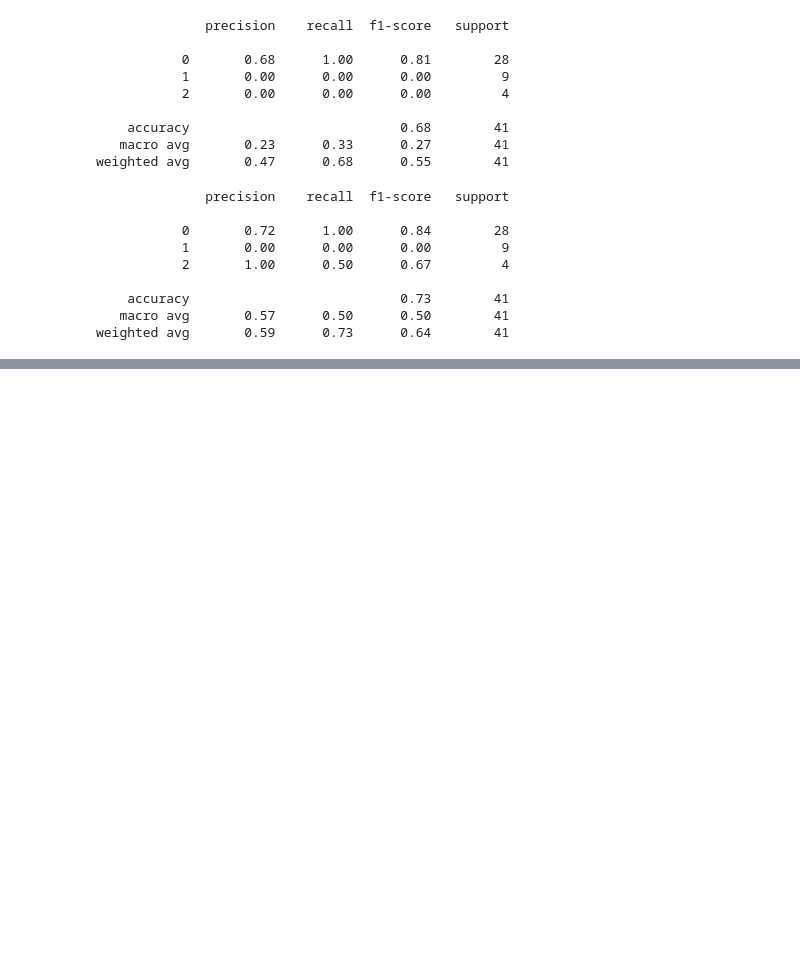
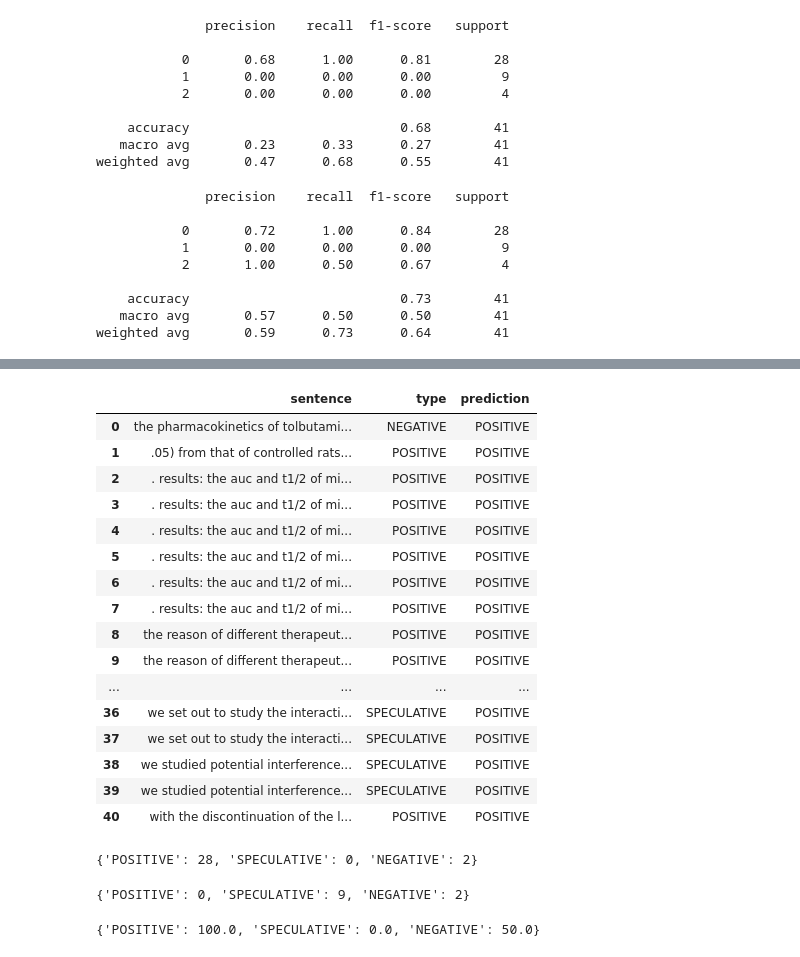
Before and after one commit to erkanotales/baseline-herb-drug-interaction, a Jupyter notebook: train.ipynb, the cells around one changed output, grey strips where cells are left out. Drawn from its saved outputs; the diff is of its cells as text; code cells hidden in the pictures; blank space fills up the shorter version.

```diff
--- a/train.ipynb
+++ b/train.ipynb
@@ -254,0 +283,43 @@ weighted avg       0.59      0.73      0.64        41
+# %%
+df_err_analysis.prediction = df_err_analysis.prediction.map(id2type)
+df_err_analysis
+# %% [output]
+|  | sentence | type | prediction |
+| 0 | the pharmacokinetics of tolbutami... | NEGATIVE | POSITIVE |
+| 1 | .05) from that of controlled rats... | POSITIVE | POSITIVE |
+| 2 | . results: the auc and t1/2 of mi... | POSITIVE | POSITIVE |
+| 3 | . results: the auc and t1/2 of mi... | POSITIVE | POSITIVE |
+| 4 | . results: the auc and t1/2 of mi... | POSITIVE | POSITIVE |
+| 5 | . results: the auc and t1/2 of mi... | POSITIVE | POSITIVE |
+| 6 | . results: the auc and t1/2 of mi... | POSITIVE | POSITIVE |
+| 7 | . results: the auc and t1/2 of mi... | POSITIVE | POSITIVE |
+| 8 | the reason of different therapeut... | POSITIVE | POSITIVE |
+| 9 | the reason of different therapeut... | POSITIVE | POSITIVE |
+| ... | ... | ... | ... |
+| 36 | we set out to study the interacti... | SPECULATIVE | POSITIVE |
+| 37 | we set out to study the interacti... | SPECULATIVE | POSITIVE |
+| 38 | we studied potential interference... | SPECULATIVE | POSITIVE |
+| 39 | we studied potential interference... | SPECULATIVE | POSITIVE |
+| 40 | with the discontinuation of the l... | POSITIVE | POSITIVE |
+# %%
+true_vals = {
+    label: df_err_analysis[(df_err_analysis['type'] == df_err_analysis['prediction']) & (df_err_analysis['type'] == label)].shape[0] for label in type2id.keys()
+}
+true_vals
+# %% [output]
+{'POSITIVE': 28, 'SPECULATIVE': 0, 'NEGATIVE': 2}
+# %%
+false_vals = {
+    label: df_err_analysis[(df_err_analysis['type'] != df_err_analysis['prediction']) & (df_err_analysis['type'] == label)].shape[0] for label in type2id.keys()
+}
+false_vals
+# %% [output]
+{'POSITIVE': 0, 'SPECULATIVE': 9, 'NEGATIVE': 2}
+# %%
+accuracy = {
+    label: (true_vals[label] / (true_vals[label] + false_vals[label])) * 100 for label in type2id.keys()
+}
+
+accuracy
+# %% [output]
+{'POSITIVE': 100.0, 'SPECULATIVE': 0.0, 'NEGATIVE': 50.0}
```
Also changed, not shown: parts of 6 cells of this notebook.
